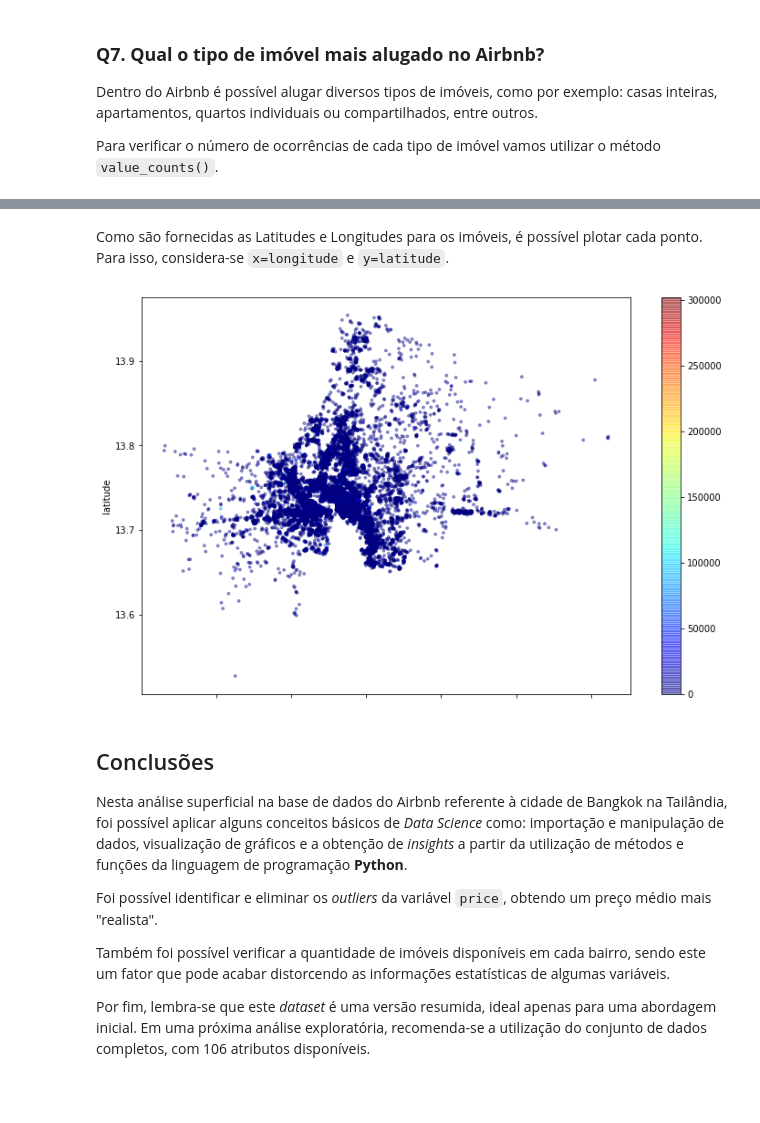
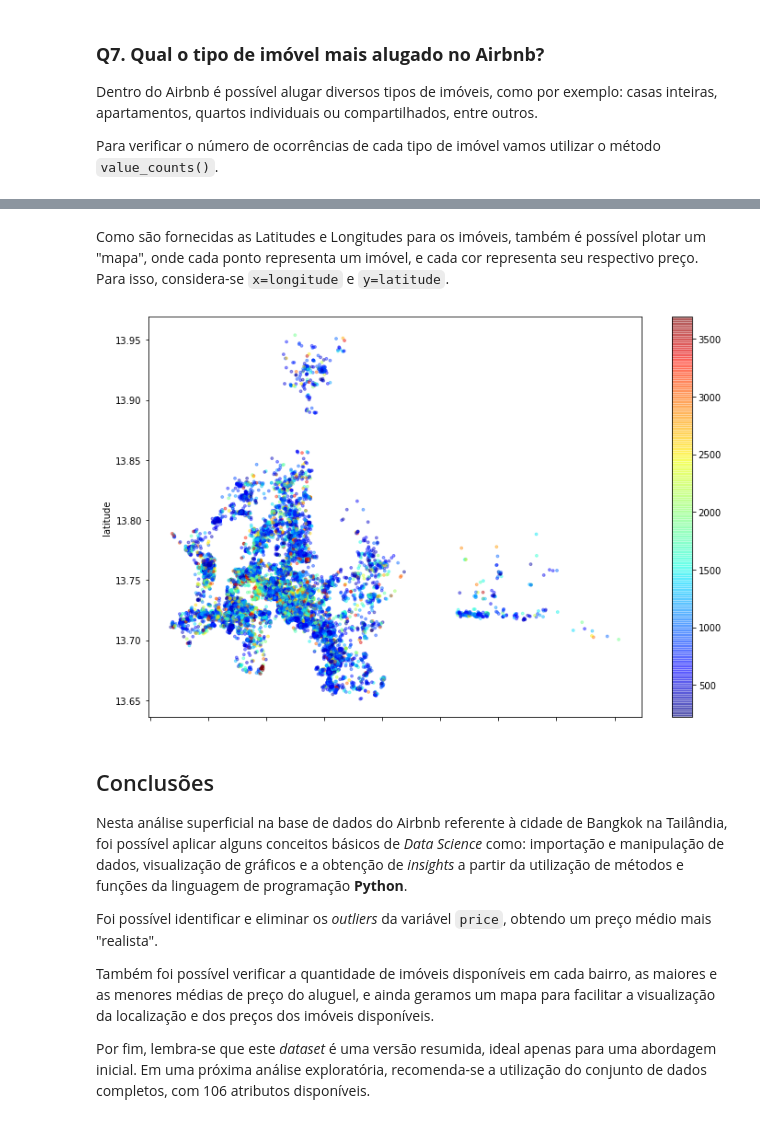
Before and after one commit to monteiro-fernando/Data_Science, a Jupyter notebook: Analisando_os_Dados_do_Airbnb_(Bangkok).ipynb, the cells around one changed output, grey strips where cells are left out. Cells and saved outputs as stored; diff of their text form; code cells hidden in the pictures; blank space fills up the shorter version.

```diff
--- a/Analisando_os_Dados_do_Airbnb_(Bangkok).ipynb
+++ b/Analisando_os_Dados_do_Airbnb_(Bangkok).ipynb
@@ -138,0 +160,6 @@ dtype: float64
+# %%
+# excluir colunas com dados faltantes
+df.drop(columns=['neighbourhood_group', 'reviews_per_month', 'last_review'], inplace=True)
+
+# excluir entradas com dados faltantes
+df.dropna(axis=0, inplace=True)
@@ -201,9 +316,14 @@ Agora vamos "limpar" nosso *DataFrame*, removendo os outliers anteriormente iden
 # %%
-# remover os outliers em um novo DataFrame
+# remover os outliers e a entrada com valor igual a zero em um novo DataFrame
 df_clean = df.copy()
-df_clean.drop(df_clean[df_clean.price > 4000].index, axis=0, inplace=True)
+df_clean.drop(df_clean[df_clean.price > 3692.5].index, axis=0, inplace=True)
 df_clean.drop(df_clean[df_clean.price == 0].index, axis=0, inplace=True)
 
 # plotar o histograma para a variável price
-df_clean.price.hist(bins=15, figsize=(15, 10));
+fig, ax = plt.subplots(figsize=(15,3))
+df_clean.price.plot(kind='box', vert=False);
+ax.set_title('Dataset Limpo - price')
+plt.show()
+print("Tamanho original: {} linhas".format(df.shape[0]))
+print("Tamanho atual: {} linhas".format(df_clean.shape[0]))
 # %% [output]
@@ -319,0 +477,5 @@ Name: neighbourhood, dtype: int64
+# %%
+# ver o top 10 bairros mais baratos, na média
+df_clean2 = df_clean.groupby(['neighbourhood']).filter(lambda x: len(x) > 200)
+print("Top 10: aluguéis mais baratos em Bangkok\n")
+round(df_clean2.groupby(['neighbourhood']).price.mean().sort_values(ascending=True)[:10], 2)
@@ -320,17 +496,17 @@ Name: neighbourhood, dtype: int64
 # %% [markdown]
-Como são fornecidas as Latitudes e Longitudes para os imóveis, é possível plotar cada ponto. Para isso, considera-se `x=longitude` e `y=latitude`.
+Como são fornecidas as Latitudes e Longitudes para os imóveis, também é possível plotar um "mapa", onde cada ponto representa um imóvel, e cada cor representa seu respectivo preço. Para isso, considera-se `x=longitude` e `y=latitude`.
 # %%
 # plotar os imóveis pela latitude-longitude
-df.plot(kind='scatter', x='longitude', y='latitude', alpha=0.4,
-        c=df['price'], s=8, cmap=plt.get_cmap('jet'), figsize=(12,8));
+df_clean2.plot(kind='scatter', x='longitude', y='latitude', alpha=0.4,
+        c=df_clean2['price'], s=8, cmap=plt.get_cmap('jet'), figsize=(12,8));
 # %% [output]
-[figure, old version]
+[figure, new version]
 # %% [markdown]
 ## Conclusões
 Nesta análise superficial na base de dados do Airbnb referente à cidade de Bangkok na Tailândia, foi possível aplicar alguns conceitos básicos de *Data Science* como: importação e manipulação de dados, visualização de gráficos e a obtenção de *insights* a partir da utilização de métodos e funções da linguagem de programação **Python**.
 
 Foi possível identificar e eliminar os *outliers* da variável `price`, obtendo um preço médio mais "realista".
 
-Também foi possível verificar a quantidade de imóveis disponíveis em cada bairro, sendo este um fator que pode acabar distorcendo as informações estatísticas de algumas variáveis.
+Também foi possível verificar a quantidade de imóveis disponíveis em cada bairro, as maiores e as menores médias de preço do aluguel, e ainda geramos um mapa para facilitar a visualização da localização e dos preços dos imóveis disponíveis.
 
 Por fim, lembra-se que este *dataset* é uma versão resumida, ideal apenas para uma abordagem inicial. Em uma próxima análise exploratória, recomenda-se a utilização do conjunto de dados completos, com 106 atributos disponíveis.
```
Also changed, not shown: parts of 43 cells of this notebook.
